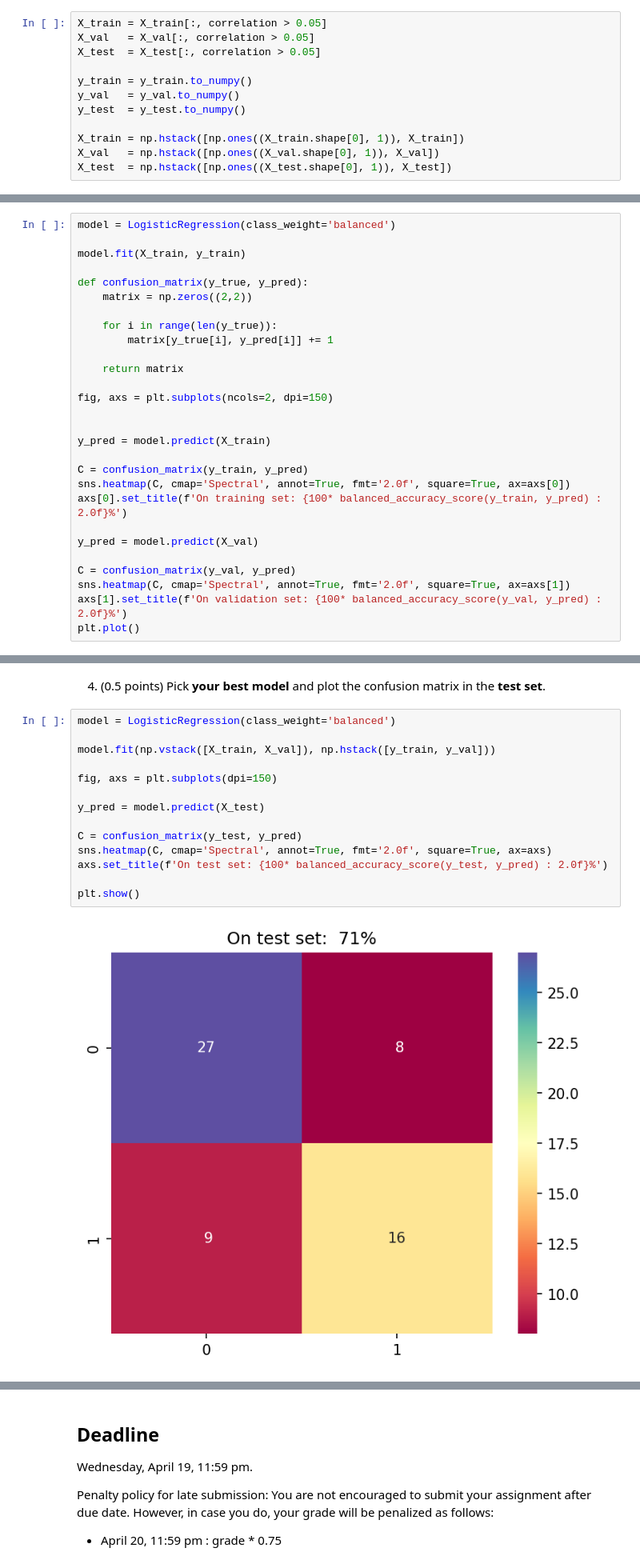
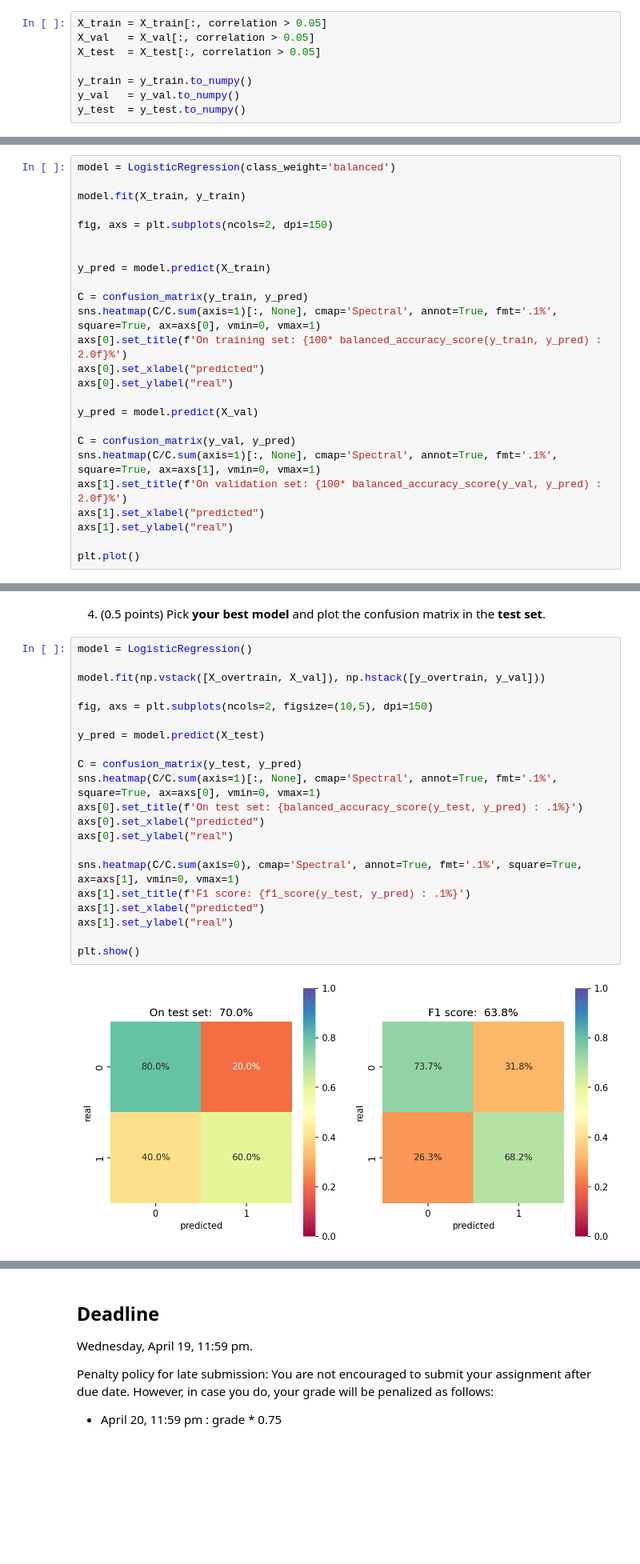
Before and after one commit to DanielGardin/MO444, a Jupyter notebook: T2_Classical_Techniques.ipynb, the cells around one changed output, grey strips where cells are left out. Shown at 80% size. Saved outputs shown, nothing was run; the diff lists cells and outputs as text; blank space fills up the shorter version.

```diff
--- a/T2_Classical_Techniques.ipynb
+++ b/T2_Classical_Techniques.ipynb
@@ -642,7 +673,3 @@ X_test  = X_test[:, correlation > 0.05]
 y_train = y_train.to_numpy()
 y_val   = y_val.to_numpy()
 y_test  = y_test.to_numpy()
-
-X_train = np.hstack([np.ones((X_train.shape[0], 1)), X_train])
-X_val   = np.hstack([np.ones((X_val.shape[0], 1)), X_val])
-X_test  = np.hstack([np.ones((X_test.shape[0], 1)), X_test])
@@ -790,14 +824,6 @@ plt.plot()
 model = LogisticRegression(class_weight='balanced')
 
 model.fit(X_train, y_train)
-
-def confusion_matrix(y_true, y_pred):
-    matrix = np.zeros((2,2))
-
-    for i in range(len(y_true)):
-        matrix[y_true[i], y_pred[i]] += 1
-
-    return matrix
 
 fig, axs = plt.subplots(ncols=2, dpi=150)
 
@@ -805,14 +831,19 @@ fig, axs = plt.subplots(ncols=2, dpi=150)
 y_pred = model.predict(X_train)
 
 C = confusion_matrix(y_train, y_pred)
-sns.heatmap(C, cmap='Spectral', annot=True, fmt='2.0f', square=True, ax=axs[0])
+sns.heatmap(C/C.sum(axis=1)[:, None], cmap='Spectral', annot=True, fmt='.1%', square=True, ax=axs[0], vmin=0, vmax=1)
 axs[0].set_title(f'On training set: {100* balanced_accuracy_score(y_train, y_pred) : 2.0f}%')
+axs[0].set_xlabel("predicted")
+axs[0].set_ylabel("real")
 
 y_pred = model.predict(X_val)
 
 C = confusion_matrix(y_val, y_pred)
-sns.heatmap(C, cmap='Spectral', annot=True, fmt='2.0f', square=True, ax=axs[1])
+sns.heatmap(C/C.sum(axis=1)[:, None], cmap='Spectral', annot=True, fmt='.1%', square=True, ax=axs[1], vmin=0, vmax=1)
 axs[1].set_title(f'On validation set: {100* balanced_accuracy_score(y_val, y_pred) : 2.0f}%')
+axs[1].set_xlabel("predicted")
+axs[1].set_ylabel("real")
+
 plt.plot()
 # %% [output]
 []
@@ -822,18 +857,25 @@ plt.plot()
 # %% [markdown]
 4. (0.5 points) Pick **your best model** and plot the confusion matrix in the **test set**.
 # %%
-model = LogisticRegression(class_weight='balanced')
+model = LogisticRegression()
 
-model.fit(np.vstack([X_train, X_val]), np.hstack([y_train, y_val]))
+model.fit(np.vstack([X_overtrain, X_val]), np.hstack([y_overtrain, y_val]))
 
-fig, axs = plt.subplots(dpi=150)
+fig, axs = plt.subplots(ncols=2, figsize=(10,5), dpi=150)
 
 y_pred = model.predict(X_test)
 
 C = confusion_matrix(y_test, y_pred)
-sns.heatmap(C, cmap='Spectral', annot=True, fmt='2.0f', square=True, ax=axs)
-axs.set_title(f'On test set: {100* balanced_accuracy_score(y_test, y_pred) : 2.0f}%')
+sns.heatmap(C/C.sum(axis=1)[:, None], cmap='Spectral', annot=True, fmt='.1%', square=True, ax=axs[0], vmin=0, vmax=1)
+axs[0].set_title(f'On test set: {balanced_accuracy_score(y_test, y_pred) : .1%}')
+axs[0].set_xlabel("predicted")
+axs[0].set_ylabel("real")
+
+sns.heatmap(C/C.sum(axis=0), cmap='Spectral', annot=True, fmt='.1%', square=True, ax=axs[1], vmin=0, vmax=1)
+axs[1].set_title(f'F1 score: {f1_score(y_test, y_pred) : .1%}')
+axs[1].set_xlabel("predicted")
+axs[1].set_ylabel("real")
 
 plt.show()
 # %% [output]
-[figure, old version]
+[figure, new version]
```
Also changed, not shown: parts of 52 cells of this notebook.
